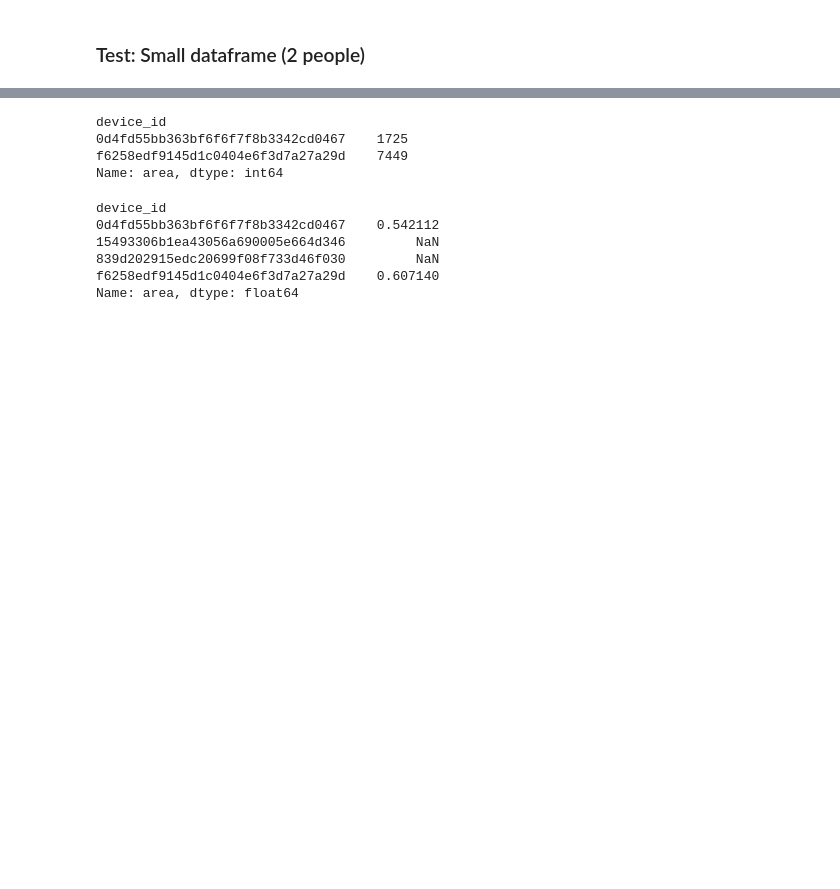
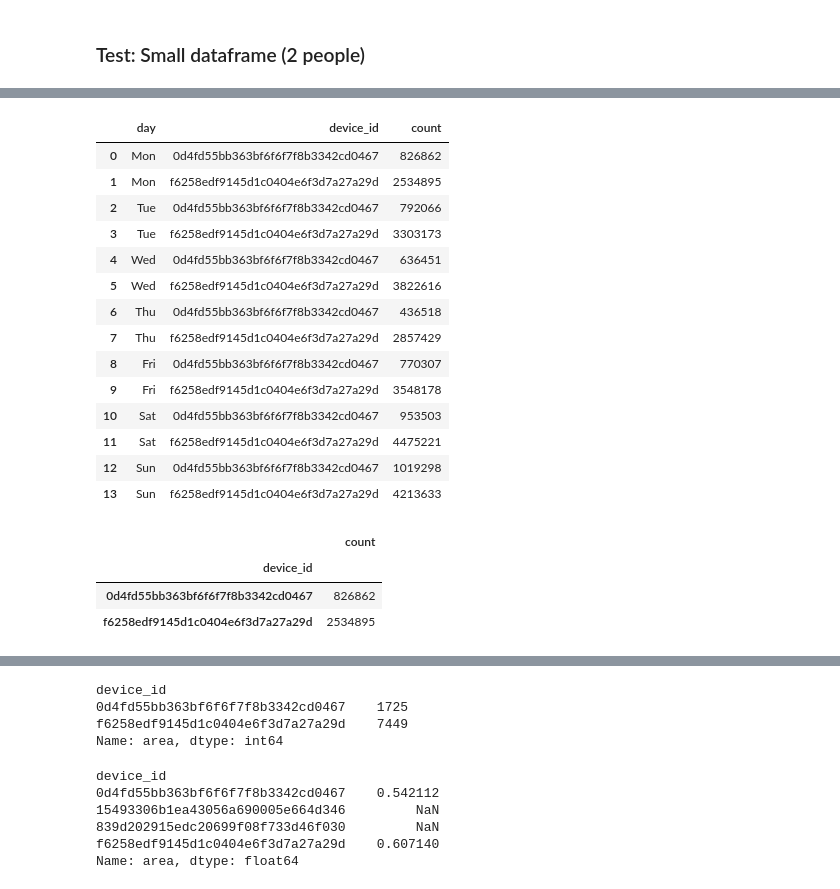
Before and after one commit to Yoo-Ju/MSRA_proposal_wifi_log, a Jupyter notebook: notebook/Supervised_model(basic_features).ipynb, the cells around one changed output, grey strips where cells are left out. Drawn from its saved outputs; the diff is of its cells as text; code cells hidden in the pictures; blank space fills up the shorter version.

```diff
--- a/notebook/Supervised_model(basic_features).ipynb
+++ b/notebook/Supervised_model(basic_features).ipynb
@@ -70,0 +143,21 @@ array(['f076ab559ef130c78ab7123d3807c1fc',
+# %%
+### F8: 로그 총 개수 - 요일별 (연습)
+
+# f8 = df_toy.groupby(['device_id', 'day'])['ts'].count()
+# print(f8)
+
+
+df_toy_indoor = df_toy.loc[df_toy['area']!='out']    ### F3이랑 중복
+df_toy_indoor2 = df_toy_indoor.loc[df_toy_indoor['dwell_time']>100]   ## F3이랑 중복
+f8 = df_toy_indoor2.groupby(['day', 'device_id'])['dwell_time'].sum()
+
+# df_toy_indoor2['day_of_week'] = df_toy_indoor2.apply(
+#     lambda x: ['Mon', 'Tue', 'Wed', 'Thu', 'Fri', 'Sat', 'Sun'].index(x.day),
+#     1
+# )
+# print(df_toy_indoor2.sort(['device_id', 'day_of_week']).groupby(['device_id', 'day'])['dwell_time'].sum())
+
+f8 = f8.reindex(['Mon', 'Tue', 'Wed', 'Thu', 'Fri', 'Sat', 'Sun'], level='day')
+
+# print(type(df_toy_indoor2.groupby(['device_id', 'day'])['dwell_time']))
+print(f8, type(f8))
@@ -70,0 +181,28 @@ array(['f076ab559ef130c78ab7123d3807c1fc',
+# %%
+f8 = f8.to_frame(name='count').reset_index()
+f8
+# %% [output]
+|  | day | device_id | count |
+| 0 | Mon | 0d4fd55bb363bf6f6f7f8b3342cd0467 | 826862 |
+| 1 | Mon | f6258edf9145d1c0404e6f3d7a27a29d | 2534895 |
+| 2 | Tue | 0d4fd55bb363bf6f6f7f8b3342cd0467 | 792066 |
+| 3 | Tue | f6258edf9145d1c0404e6f3d7a27a29d | 3303173 |
+| 4 | Wed | 0d4fd55bb363bf6f6f7f8b3342cd0467 | 636451 |
+| 5 | Wed | f6258edf9145d1c0404e6f3d7a27a29d | 3822616 |
+| 6 | Thu | 0d4fd55bb363bf6f6f7f8b3342cd0467 | 436518 |
+| 7 | Thu | f6258edf9145d1c0404e6f3d7a27a29d | 2857429 |
+| 8 | Fri | 0d4fd55bb363bf6f6f7f8b3342cd0467 | 770307 |
+| 9 | Fri | f6258edf9145d1c0404e6f3d7a27a29d | 3548178 |
+| 10 | Sat | 0d4fd55bb363bf6f6f7f8b3342cd0467 | 953503 |
+| 11 | Sat | f6258edf9145d1c0404e6f3d7a27a29d | 4475221 |
+| 12 | Sun | 0d4fd55bb363bf6f6f7f8b3342cd0467 | 1019298 |
+| 13 | Sun | f6258edf9145d1c0404e6f3d7a27a29d | 4213633 |
+# %%
+f8_2 = f8.loc[f8['day']=='Mon']
+f8_3 = f8_2[["device_id", "count"]].set_index(['device_id'])
+f8_3
+# %% [output]
+|  | count |
+| device_id |  |
+| 0d4fd55bb363bf6f6f7f8b3342cd0467 | 826862 |
+| f6258edf9145d1c0404e6f3d7a27a29d | 2534895 |
```
Also changed, not shown: parts of 33 cells of this notebook, 7 other files.
